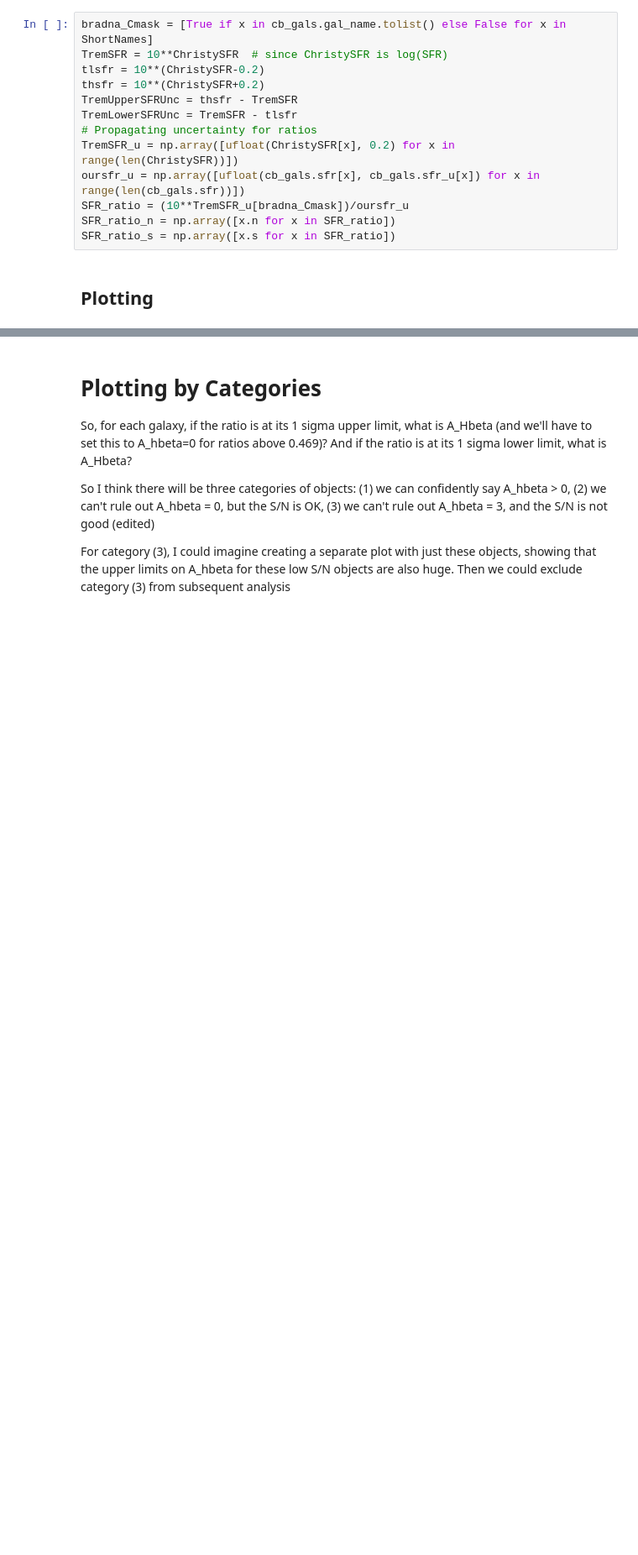
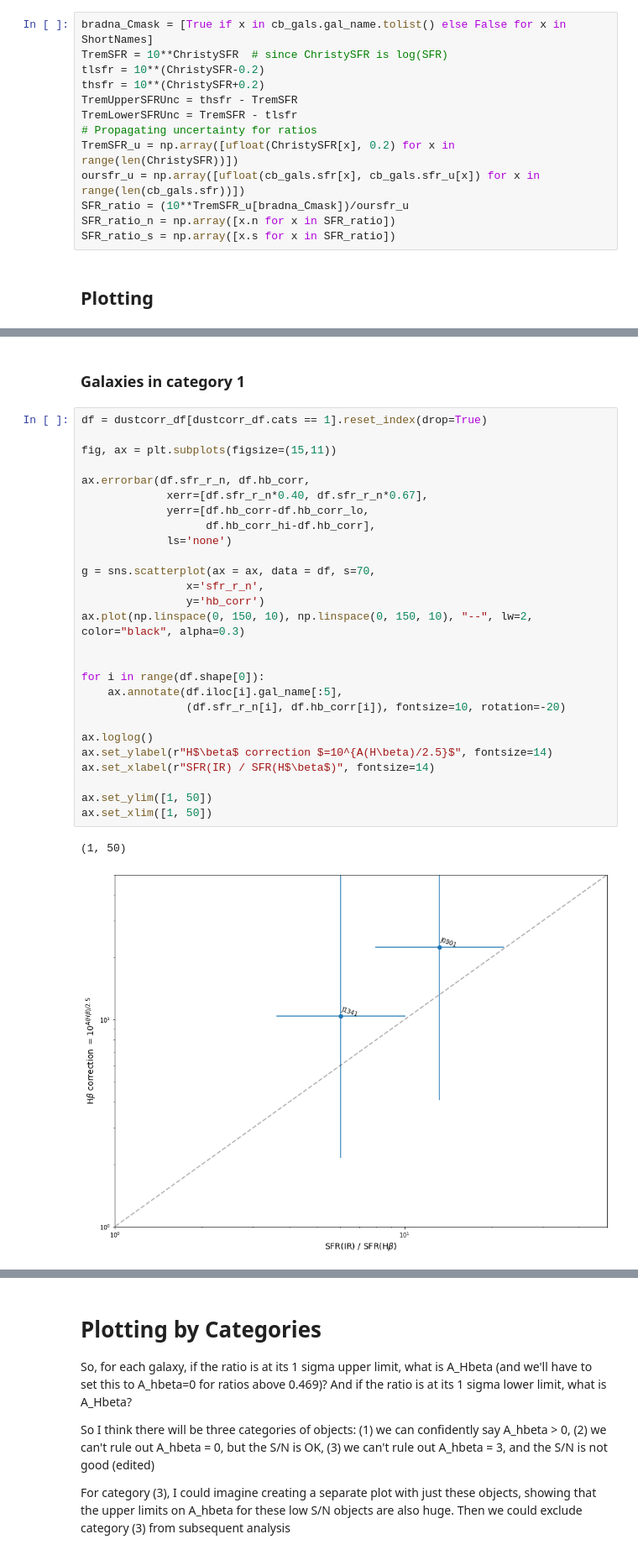
Before and after one commit to aleksds/bates_galaxies_lab, a Jupyter notebook: hires/cb_thesis.ipynb, the cells around one changed output, grey strips where cells are left out. Shown: that part at 84% size. Saved outputs shown, nothing was run; the diff lists cells and outputs as text; blank space fills up the shorter version.

```diff
--- a/hires/cb_thesis.ipynb
+++ b/hires/cb_thesis.ipynb
@@ -216,0 +232,32 @@ Text(0, 0.5, 'H$\\beta$ correction $=10^{A(H\\beta)/2.5}$')
+# %% [markdown]
+### Galaxies in category 1
+# %%
+df = dustcorr_df[dustcorr_df.cats == 1].reset_index(drop=True)
+
+fig, ax = plt.subplots(figsize=(15,11))
+
+ax.errorbar(df.sfr_r_n, df.hb_corr,
+             xerr=[df.sfr_r_n*0.40, df.sfr_r_n*0.67],
+             yerr=[df.hb_corr-df.hb_corr_lo,
+                   df.hb_corr_hi-df.hb_corr],
+             ls='none')
+
+g = sns.scatterplot(ax = ax, data = df, s=70,
+                x='sfr_r_n',
+                y='hb_corr')
+ax.plot(np.linspace(0, 150, 10), np.linspace(0, 150, 10), "--", lw=2, color="black", alpha=0.3)
+
+
+for i in range(df.shape[0]):
+    ax.annotate(df.iloc[i].gal_name[:5],
+                (df.sfr_r_n[i], df.hb_corr[i]), fontsize=10, rotation=-20)
+
+ax.loglog()
+ax.set_ylabel(r"H$\beta$ correction $=10^{A(H\beta)/2.5}$", fontsize=14)
+ax.set_xlabel(r"SFR(IR) / SFR(H$\beta$)", fontsize=14)
+
+ax.set_ylim([1, 50])
+ax.set_xlim([1, 50])
+# %% [output]
+(1, 50)
+[figure, added]
```
Also changed, not shown: parts of 9 cells of this notebook.
